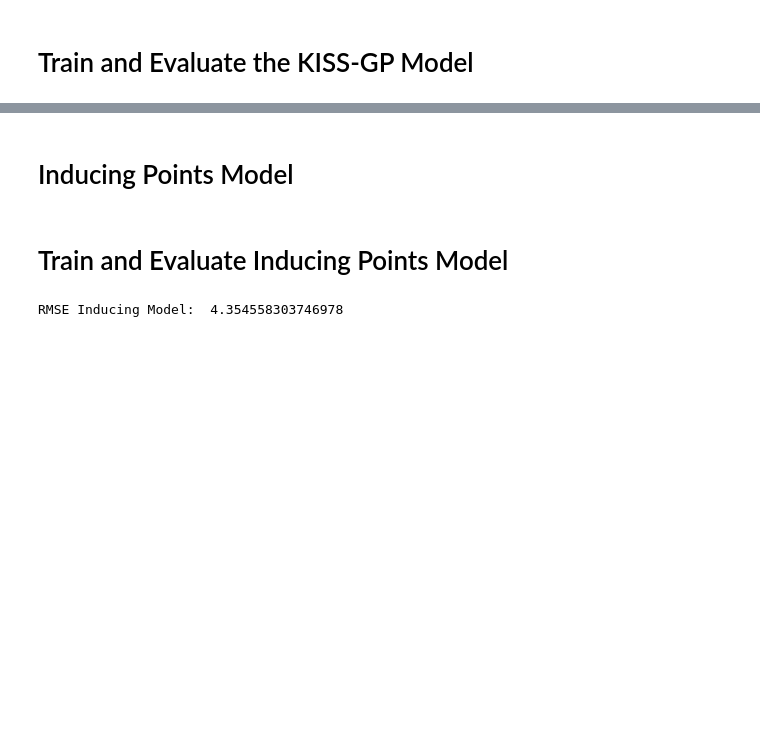
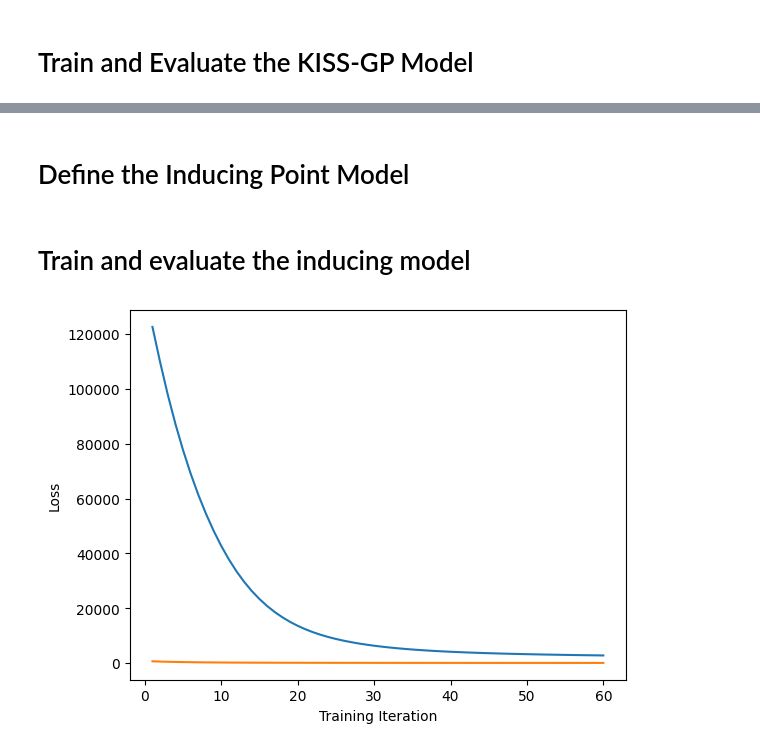
Before and after one commit to Sabelz/Master_Thesis_Alexander, a Jupyter notebook: GPs/PowerGPs.ipynb, the cells around one changed output, grey strips where cells are left out. Saved outputs shown, nothing was run; the diff lists cells and outputs as text; code cells hidden in the pictures; blank space fills up the shorter version.

```diff
--- a/GPs/PowerGPs.ipynb
+++ b/GPs/PowerGPs.ipynb
@@ -100,31 +272,49 @@ RMSE KISS-GP:  4.4322186
 # %% [markdown]
-# Inducing Points Model
+# Define the Inducing Point Model
 # %%
-inducing_likelihood_power = gpytorch.likelihoods.GaussianLikelihood()
-inducing_mean_power = gpytorch.means.ConstantMean()
-inducing_kernel_power = gpytorch.kernels.RBFKernel()
-n_inducing_points = 150
+inducing_likelihood_power = gpytorch.likelihoods.GaussianLikelihood() # Likelihood
+inducing_mean_power = gpytorch.means.ConstantMean() # Mean
+inducing_kernel_power = gpytorch.kernels.RBFKernel() # Kernel
+# Choose random inital inducing points
 # Generate a tensor of random indices
 indices = torch.randperm(x_train_power.size(0))
 # Select N random rows
+inducing_points_amount = 4500 # Around half of the points
 inducing_points = x_train_power[indices][:n_inducing_points]
-inducing_model_power = InducingGP(inducing_likelihood_power, inducing_mean_power, inducing_kernel_power, inducing_points) # InducingGP defined in utils/models.ipynb
-inducing_model_power = inducing_model_power.to(device) # Move model to device, defined in utils/models.ipynb
+inducing_model_power = inducingGP(x_train_power,
+                                 y_train_power,
+                                 inducing_likelihood_power,
+                                 inducing_mean_power,
+                                 inducing_kernel_power,
+                                 inducing_points) # inducingGP defined in utils/Models.ipynb
+
+# One with standardized features
+inducing_likelihood_power_standardized = gpytorch.likelihoods.GaussianLikelihood() # Likelihood
+inducing_mean_power_standardized = gpytorch.means.ConstantMean() # Mean
+inducing_kernel_power_standardized = gpytorch.kernels.RBFKernel() # Kernel
+# Generate a tensor of random indices
+indices = torch.randperm(x_train_power_standardized.size(0))
+# Select N random rows
+inducing_points_standardized = x_train_power_standardized[indices][:inducing_points_amount]
+inducing_model_power_standardized = inducingGP(x_train_power_standardized,
+                                              y_train_power,
+                                              inducing_likelihood_power_standardized,
+                                              inducing_mean_power_standardized,
+                                              inducing_kernel_power_standardized,
+                                              inducing_points_standardized) # inducingGP defined in utils/Models.ipynb
-# %% [markdown]
-# Train and Evaluate Inducing Points Model
+# %% [markdown]
+# Train and evaluate the inducing model
 # %%
-# Use train_loader_power
-train_ELBO(inducing_model_power, inducing_likelihood_power, x_train_power, y_train_power, training_iter= 1000, train_loader=train_loader_power) # train is defined in utils/functions.ipynb
+inducing_power_time = train(inducing_model_power,
+                          inducing_likelihood_power,
+                          x_train_power,
+                          y_train_power,
+                          training_iter= 60) # train is defined in utils/functions.ipynb
+# Standardized version
+inducing_power_time_standardized = train(inducing_model_power_standardized,
+                                       inducing_likelihood_power_standardized,
+                                       x_train_power_standardized,
+                                       y_train_power,
+                                       training_iter= 60) # train is defined in utils/functions.ipynb
+# %% [output]
+[figure, added]
-# %%
-with torch.no_grad(), gpytorch.settings.fast_pred_var():
-  # predict is defined in utils/functions.ipynb
-  predictions_inducing_power = predict(inducing_model_power, inducing_likelihood_power, x_test_power)
-
-  # Root Mean Square Error(RMSE)
-  # NumPy can only handle CPU tensors
-  y_test_power_cpu = y_test_power.cpu()
-  predictions_inducing_power_cpu = predictions_inducing_power.mean.cpu()
-  RMSE_inducing_power = mean_squared_error(y_test_power_cpu, predictions_inducing_power_cpu, squared=False)
-  print("RMSE Inducing Model: ",RMSE_inducing_power)
-# %% [output]
-RMSE Inducing Model:  4.354558303746978
```
Also changed, not shown: parts of 20 cells of this notebook.
